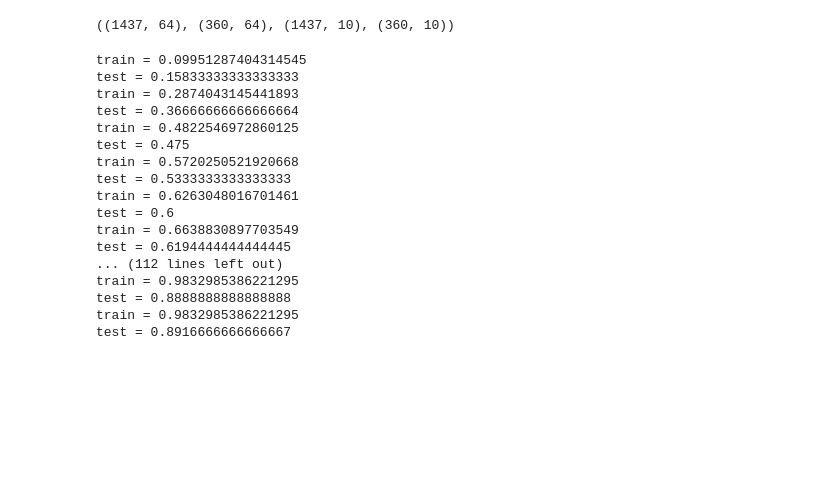
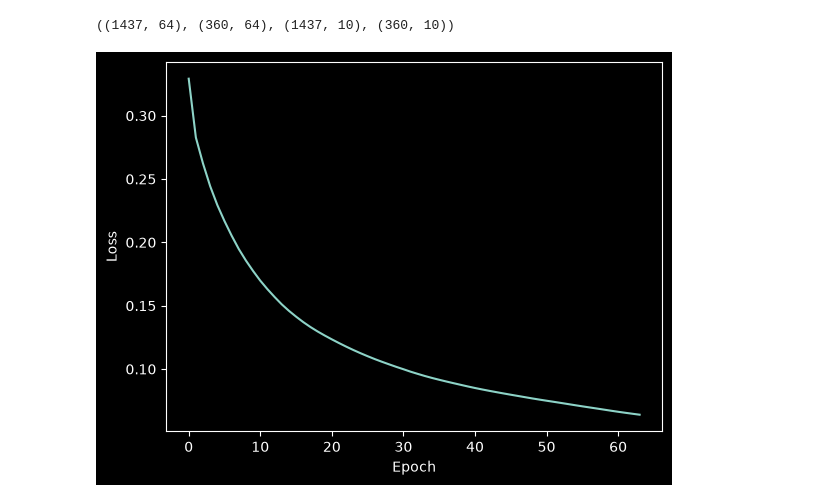
Before and after one commit to SajjadSaljoughi/MachineLearning, a Jupyter notebook: Digits DataSet/main.ipynb, the cells around one changed output. Cells and saved outputs as stored; diff of their text form; code cells hidden in the pictures; blank space fills up the shorter version.

```diff
--- a/Digits DataSet/main.ipynb
+++ b/Digits DataSet/main.ipynb
@@ -38,7 +39,11 @@ B1 = np.random.randn(1,H1)
 B2 = np.random.randn(1,H2)
 B3 = np.random.randn(1,D_out)
 # %%
-for epoch in range(epochs):
+loss_train_list = []
+loss_test_list = []
+accuracy_train_list = []
+accuracy_test_list = []
+for epoch in tqdm(range(epochs)):
 
   Y_pred_train = []
   #train
@@ -88,27 +93,19 @@ for epoch in range(epochs):
   Y_pred_train = np.array(Y_pred_train).reshape(-1,10)
   loss_train = root_mean_squired_error(Y_train,Y_pred_train)
   accuracy_train = np.sum(np.argmax(Y_train,axis=1) == np.argmax(Y_pred_train,axis=1)) / len(Y_train)
-  print(f"train = {accuracy_train}")
+  loss_train_list.append(loss_train)
+  accuracy_train_list.append(accuracy_train)
 
   Y_pred_test = np.array(Y_pred_test).reshape(-1,10)
   loss_test = root_mean_squired_error(Y_test,Y_pred_test)
   accuracy_test = np.sum(np.argmax(Y_test,axis=1) == np.argmax(Y_pred_test,axis=1)) / len(Y_test)
-  print(f"test = {accuracy_test}")
+  loss_test_list.append(loss_test)
+  accuracy_test_list.append(accuracy_test)
-# %% [output]
-train = 0.09951287404314545
-test = 0.15833333333333333
-train = 0.2874043145441893
-test = 0.36666666666666664
-train = 0.4822546972860125
-test = 0.475
-train = 0.5720250521920668
-test = 0.5333333333333333
-train = 0.6263048016701461
-test = 0.6
-train = 0.6638830897703549
-test = 0.6194444444444445
-... (112 lines left out)
-train = 0.9832985386221295
-test = 0.8888888888888888
-train = 0.9832985386221295
-test = 0.8916666666666667
+# %%
+plt.plot(loss_train_list,label='train')
+plt.xlabel('Epoch')
+plt.ylabel('Loss')
+plt.savefig('output/loss_train.png')
+plt.show()
+# %% [output]
+[figure, added]
```
Also changed, not shown: parts of 4 cells of this notebook, 55 other files.
